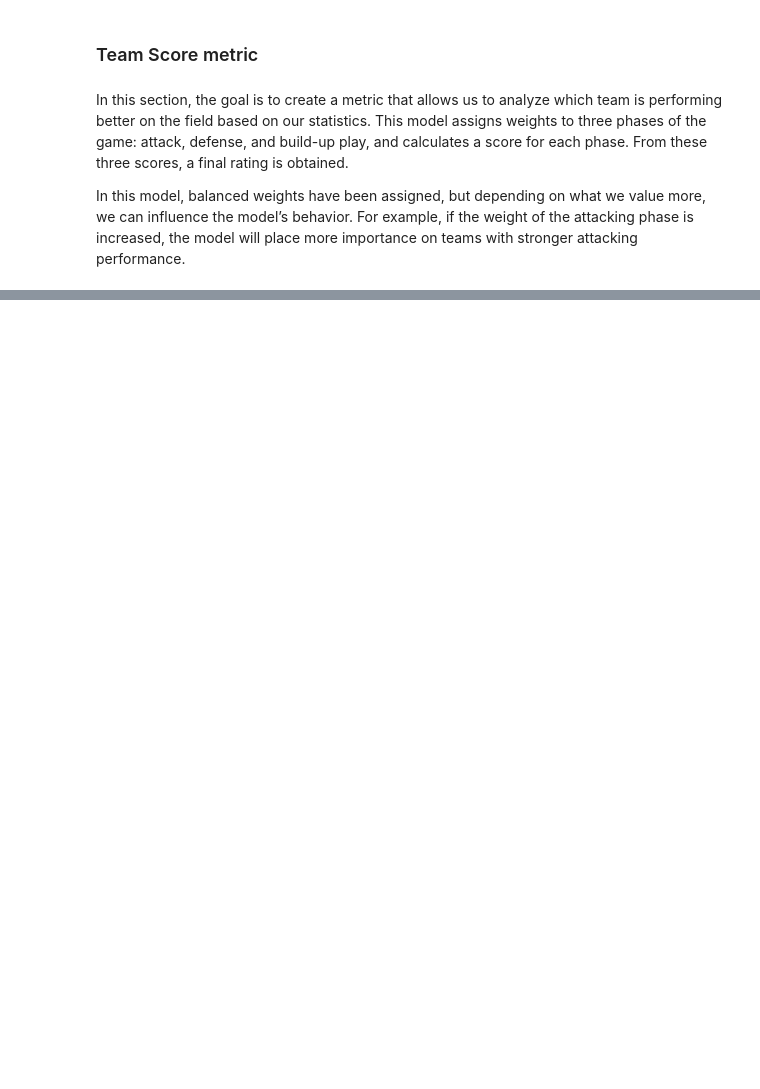
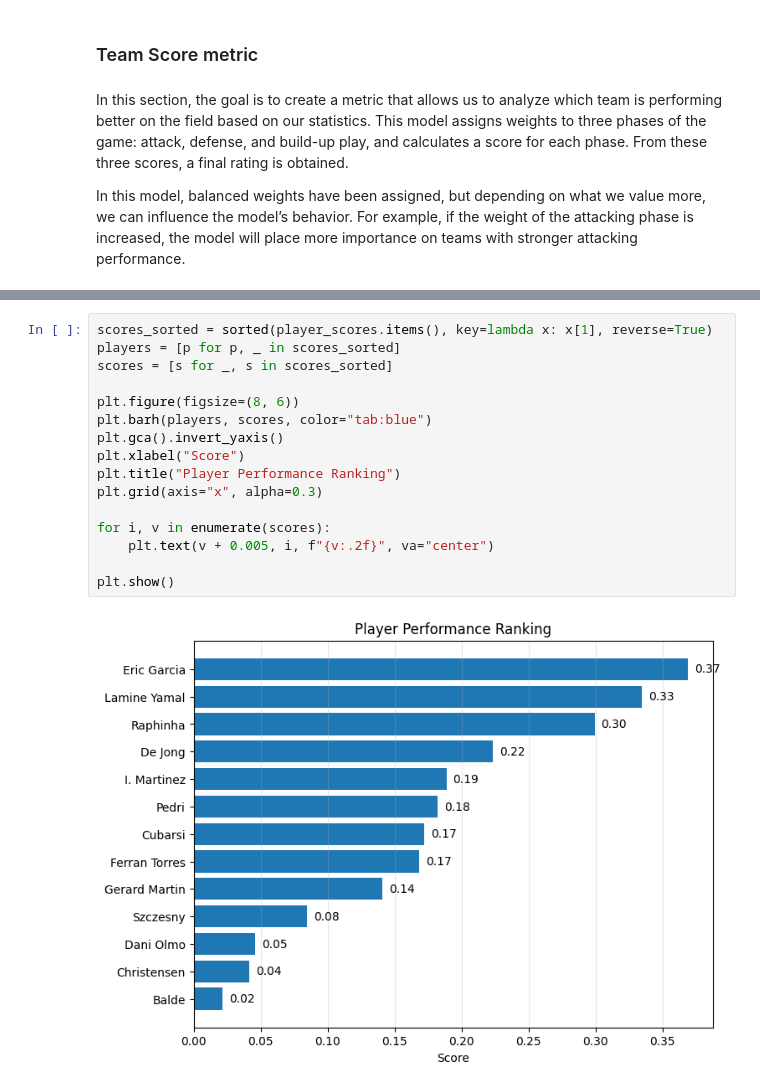
Before and after one commit to vripoll17/football-data-analytics-tool, a Jupyter notebook: notebooks/match_report.ipynb, the cells around one changed output, grey strips where cells are left out. Cells and saved outputs as stored; diff of their text form; blank space fills up the shorter version.

```diff
--- a/notebooks/match_report.ipynb
+++ b/notebooks/match_report.ipynb
@@ -489,0 +679,18 @@ Diferencia: 0.07 (FC Barcelona)
+# %%
+scores_sorted = sorted(player_scores.items(), key=lambda x: x[1], reverse=True)
+players = [p for p, _ in scores_sorted]
+scores = [s for _, s in scores_sorted]
+
+plt.figure(figsize=(8, 6))
+plt.barh(players, scores, color="tab:blue")
+plt.gca().invert_yaxis()
+plt.xlabel("Score")
+plt.title("Player Performance Ranking")
+plt.grid(axis="x", alpha=0.3)
+
+for i, v in enumerate(scores):
+    plt.text(v + 0.005, i, f"{v:.2f}", va="center")
+
+plt.show()
+# %% [output]
+[figure, added]
```
Also changed, not shown: parts of 15 cells of this notebook, 1 other file.
